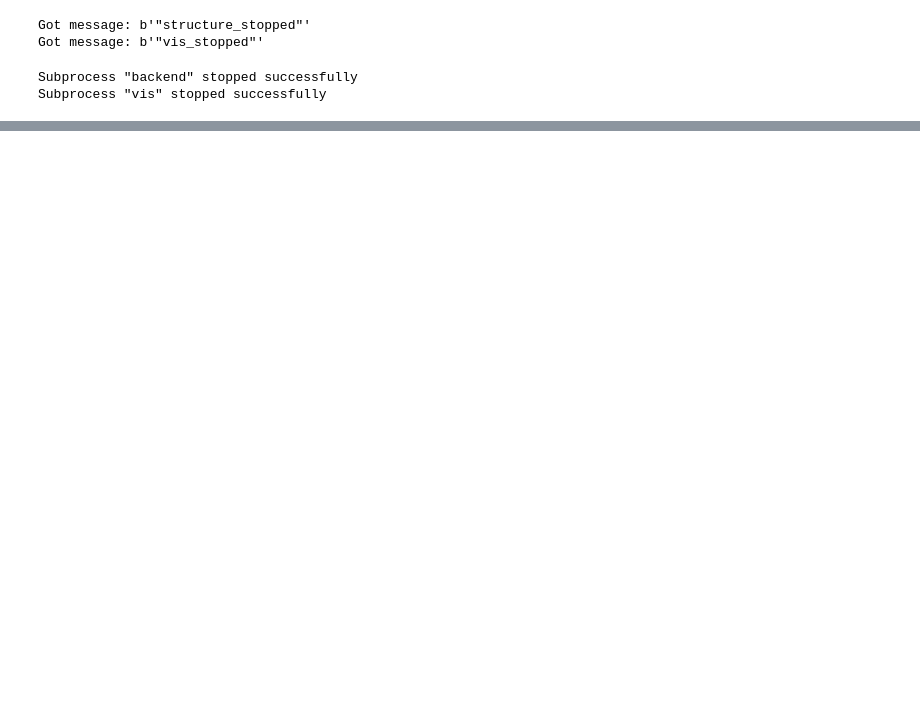
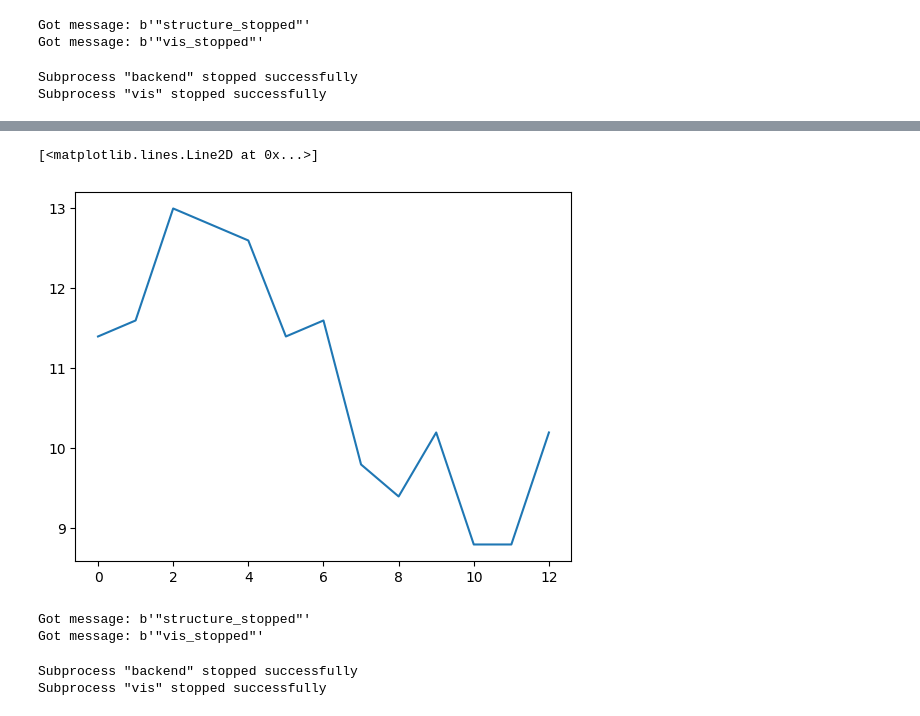
Before and after one commit to tyrrr-aj/associata, a Jupyter notebook: pyassoc/rl.ipynb, the cells around one changed output, grey strips where cells are left out. Saved outputs shown, nothing was run; the diff lists cells and outputs as text; code cells hidden in the pictures; blank space fills up the shorter version.

```diff
--- a/pyassoc/rl.ipynb
+++ b/pyassoc/rl.ipynb
@@ -453,0 +263,17 @@ Subprocess "vis" stopped successfully
+# %%
+n = 5
+ma = np.convolve(q_learning_agds.episode_rewards, np.ones(n) / n, 'valid')
+plt.plot(ma)
+# %% [output]
+[<matplotlib.lines.Line2D at 0x...>]
+[figure, added]
+# %%
+q_learning_agds.stop()
+# %% [output]
+Got message: b'"structure_stopped"'
+Got message: b'"vis_stopped"'
+# %%
+associata.stop()
+# %% [output]
+Subprocess "backend" stopped successfully
+Subprocess "vis" stopped successfully
```
Also changed, not shown: parts of 22 cells of this notebook, 15 other files.
